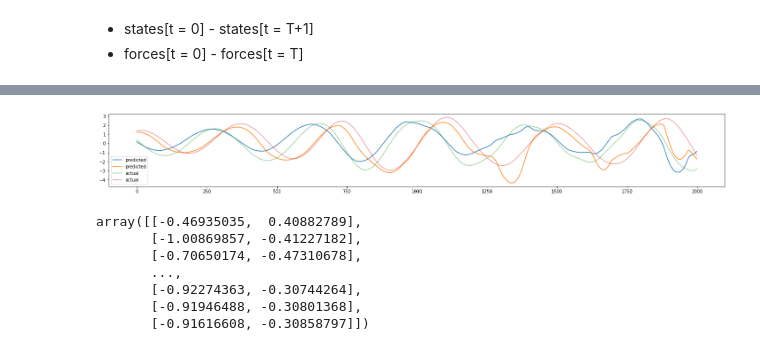
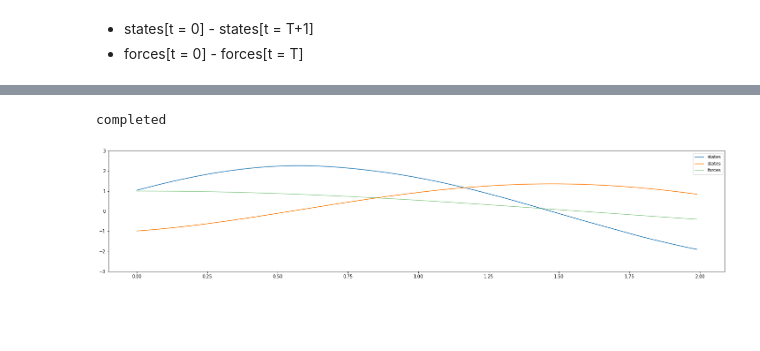
Before and after one commit to ruke1ire/ReinforcementLearning, a Jupyter notebook: InvertedPendulum/notebooks/StateTransitionModel-nonlinear-3.ipynb, the cells around one changed output, grey strips where cells are left out. Drawn from its saved outputs; the diff is of its cells as text; code cells hidden in the pictures; blank space fills up the shorter version.

Commit message:
state transition model using LWLR is working

```diff
--- a/InvertedPendulum/notebooks/StateTransitionModel-nonlinear-3.ipynb
+++ b/InvertedPendulum/notebooks/StateTransitionModel-nonlinear-3.ipynb
@@ -97,0 +42,6 @@ with torch.no_grad():
+# %%
+samples = np.arange(X.shape[0])
+random_sample = np.random.choice(samples,size=1000)
+
+X = X[random_sample]
+y = y[random_sample]
@@ -98,8 +95,34 @@ with torch.no_grad():
+# %%
+model = LWLR(X,y,1)
+# %%
+ITERATION = 200
+tau = 1/100
+
+initial_state = np.array([1,-1])/states_std
+time = np.linspace(0,ITERATION*tau,ITERATION,endpoint=False)
+#forces = np.ones(ITERATION)
+forces = np.cos(time)/forces_std
+#forces = np.zeros(ITERATION)
+
+predicted_states = []
+next_state = initial_state
+for iteration in range(ITERATION):
+    current_state = np.append(next_state,forces[iteration])
+    next_state = model.predict(current_state)
+    predicted_states.append(next_state)
+
+print('completed')
+# %% [output]
+completed
+# %%
+predicted_states = np.array(predicted_states)*states_std
+forces = forces*forces_std
 # %%
-plt.figure(figsize=(25,3))
-plt.plot(range(output.shape[0]),output,label = 'predicted')
-plt.plot(range(output.shape[0]),y_tensor[:output.shape[0]], label = 'actual',alpha=0.5)
+plt.figure(figsize=(25,5))
+plt.plot(time,predicted_states,label='states')
+plt.plot(time,forces,label='forces',alpha=0.5)
+plt.ylim([-3,3])
 plt.legend()
 plt.show()
 # %% [output]
-[figure, old version]
+[figure, new version]
@@ -124,10 +128,0 @@ simulated_states = simulated_states*states_std
-# %%
-simulated_states
-# %% [output]
-array([[-0.46935035,  0.40882789],
-       [-1.00869857, -0.41227182],
-       [-0.70650174, -0.47310678],
-       ...,
-       [-0.92274363, -0.30744264],
-       [-0.91946488, -0.30801368],
-       [-0.91616608, -0.30858797]])
```
Also changed, not shown: parts of 16 cells of this notebook, 2 other files.
